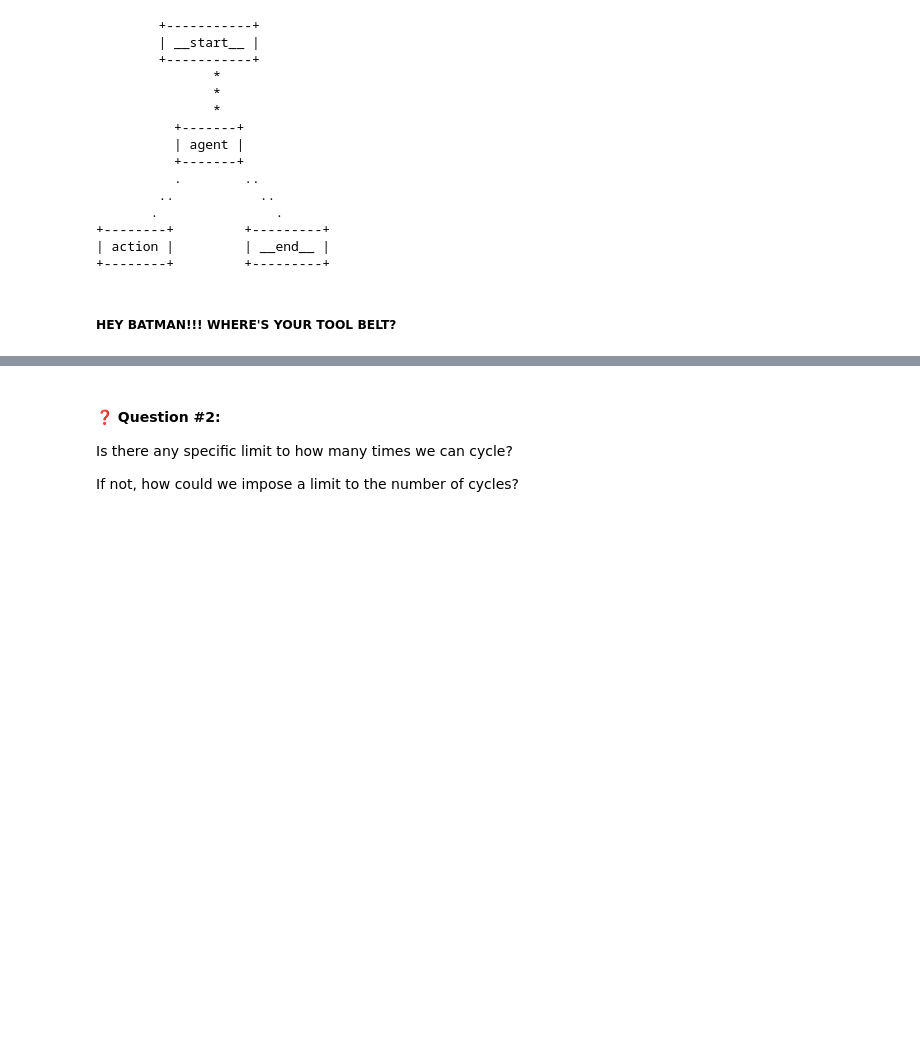
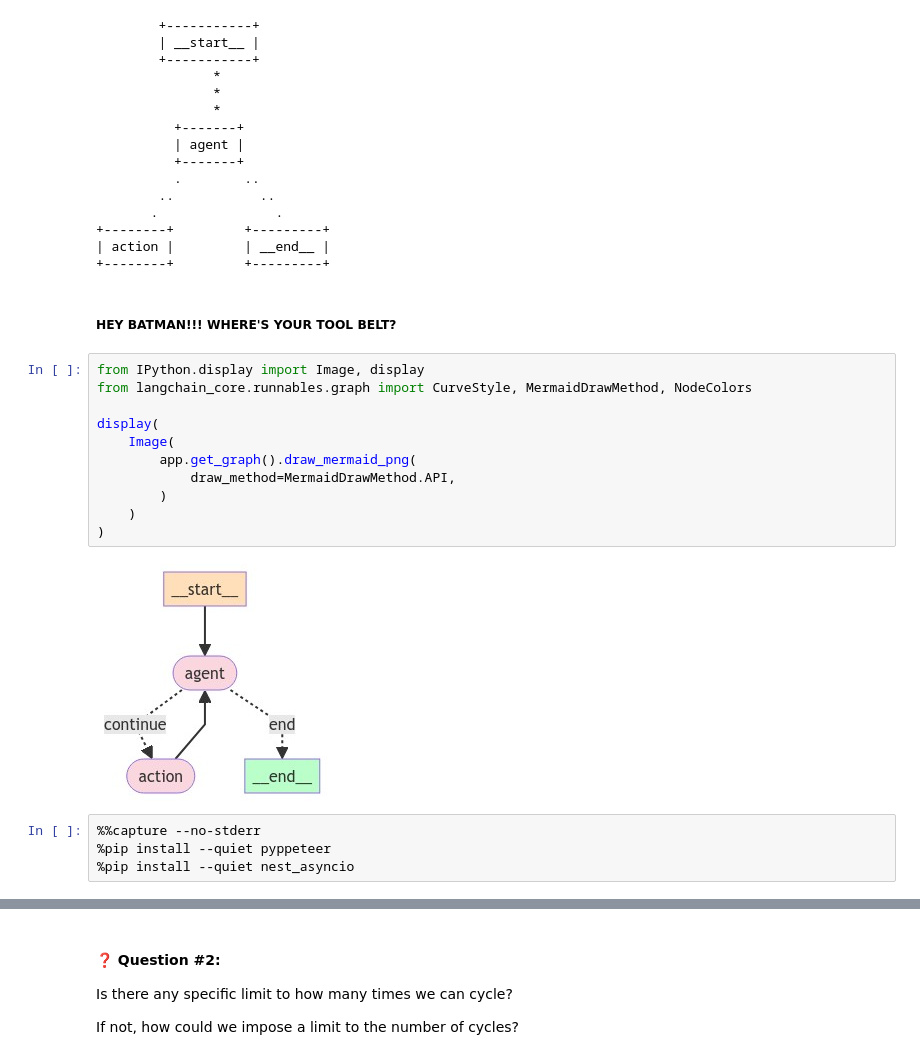
Before and after one commit to donbcolab/AIE3, a Jupyter notebook: Week 6/Day 1/LangGraph_and_LangSmith_Assignment_Version.ipynb, the cells around one changed output, grey strips where cells are left out. Saved outputs shown, nothing was run; the diff lists cells and outputs as text; blank space fills up the shorter version.

Commit message:
update graphs

```diff
--- a/Week 6/Day 1/LangGraph_and_LangSmith_Assignment_Version.ipynb
+++ b/Week 6/Day 1/LangGraph_and_LangSmith_Assignment_Version.ipynb
@@ -353,3 +353,20 @@ app.get_graph().print_ascii()
 +--------+         +---------+
 # %% [markdown]
 ##### HEY BATMAN!!!  WHERE'S YOUR TOOL BELT?
+# %%
+from IPython.display import Image, display
+from langchain_core.runnables.graph import CurveStyle, MermaidDrawMethod, NodeColors
+
+display(
+    Image(
+        app.get_graph().draw_mermaid_png(
+            draw_method=MermaidDrawMethod.API,
+        )
+    )
+)
+# %% [output]
+[figure, added]
+# %%
+%%capture --no-stderr
+%pip install --quiet pyppeteer
+%pip install --quiet nest_asyncio
```
Also changed, not shown: parts of 3 cells of this notebook.
